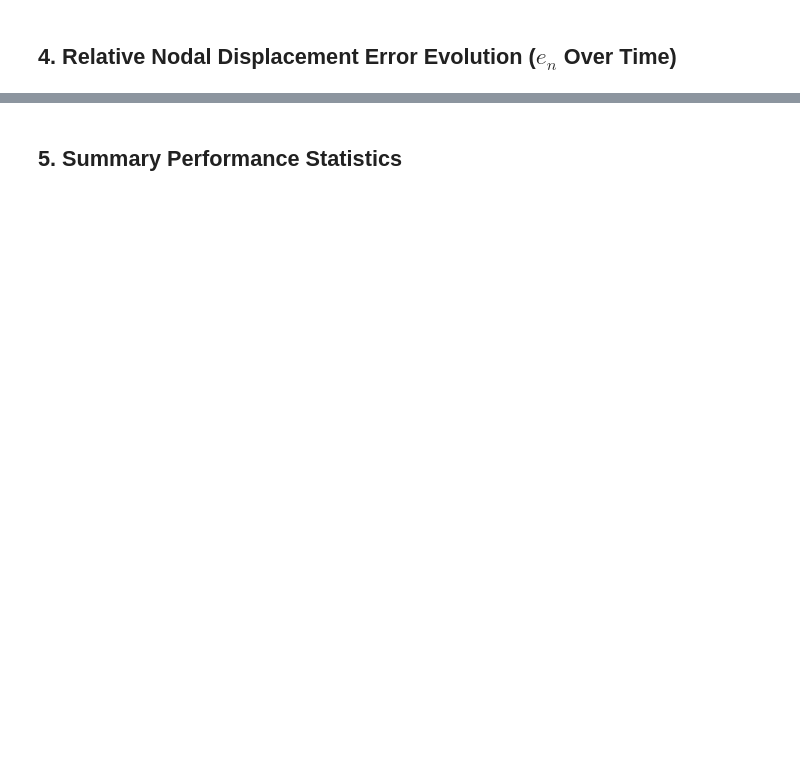
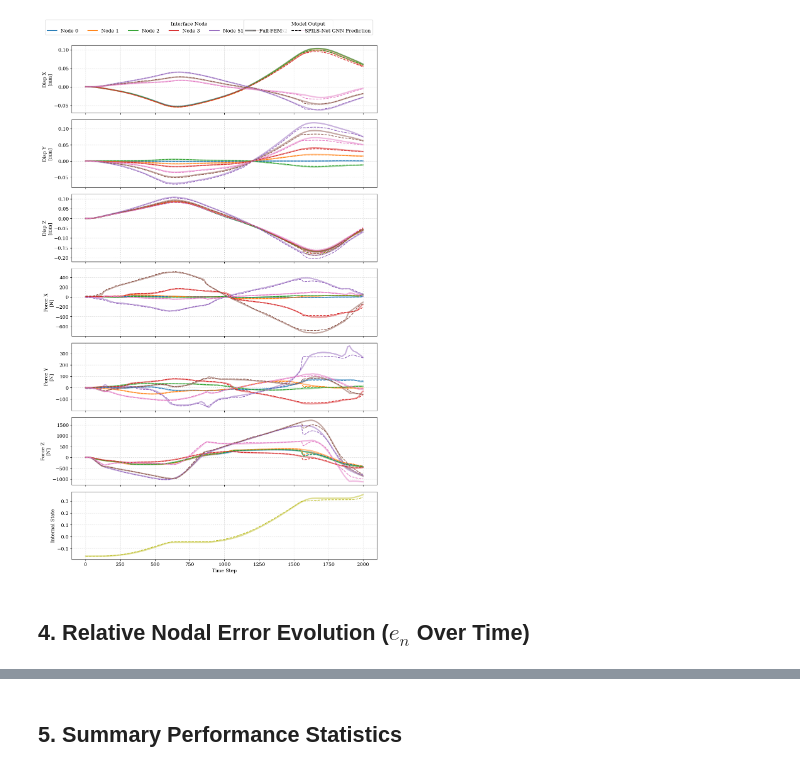
Before and after one commit to andinoboerst/SPILS-Net, a Jupyter notebook: workspace/analyse_results_3d_disc.ipynb, the cells around one changed output, grey strips where cells are left out. Saved outputs shown, nothing was run; the diff lists cells and outputs as text; code cells hidden in the pictures; blank space fills up the shorter version.

```diff
--- a/workspace/analyse_results_3d_disc.ipynb
+++ b/workspace/analyse_results_3d_disc.ipynb
@@ -302,2 +161,75 @@ Saved figure: figures/06_spils_net_gnn_3d_disc_results_1000.pdf
+# %%
+show_predictions = True
+
+fig, axs = plt.subplots(7, 1, figsize=(11, 18), sharex=True)
+
+# Subplot Y-labels
+axs[0].set_ylabel('Disp X\n[mm]')
+axs[1].set_ylabel('Disp Y\n[mm]')
+axs[2].set_ylabel('Disp Z\n[mm]')
+axs[3].set_ylabel('Force X\n[N]')
+axs[4].set_ylabel('Force Y\n[N]')
+axs[5].set_ylabel('Force Z\n[N]')
+axs[6].set_ylabel('Internal State')
+axs[6].set_xlabel("Time Step")
+
+# --- 1. Plot TRUE FULL FEM Data (Thicker, semi-transparent background track) ---
+make_plot_3d(axs[0], tct_results_in, sample_nodes, dof_offset=0, linewidth=3, alpha=0.5)
+make_plot_3d(axs[1], tct_results_in, sample_nodes, dof_offset=1, linewidth=3, alpha=0.5)
+make_plot_3d(axs[2], tct_results_in, sample_nodes, dof_offset=2, linewidth=3, alpha=0.5)
+make_plot_3d(axs[3], tct_results_out, sample_nodes, dof_offset=0, linewidth=3, alpha=0.5)
+make_plot_3d(axs[4], tct_results_out, sample_nodes, dof_offset=1, linewidth=3, alpha=0.5)
+make_plot_3d(axs[5], tct_results_out, sample_nodes, dof_offset=2, linewidth=3, alpha=0.5)
+axs[6].plot(tct_results_internal, linewidth=3, alpha=0.5, color=internal_state_color)
+
+# --- 2. Plot PREDICTED Data (Thinner, dashed overlay) ---
+if show_predictions:
+    make_plot_3d(axs[0], sm_results_in, sample_nodes, dof_offset=0, linestyle='--', linewidth=1.5)
+    make_plot_3d(axs[1], sm_results_in, sample_nodes, dof_offset=1, linestyle='--', linewidth=1.5)
+    make_plot_3d(axs[2], sm_results_in, sample_nodes, dof_offset=2, linestyle='--', linewidth=1.5)
+    make_plot_3d(axs[3], sm_results_out, sample_nodes, dof_offset=0, linestyle='--', linewidth=1.5)
+    make_plot_3d(axs[4], sm_results_out, sample_nodes, dof_offset=1, linestyle='--', linewidth=1.5)
+    make_plot_3d(axs[5], sm_results_out, sample_nodes, dof_offset=2, linestyle='--', linewidth=1.5)
+    axs[6].plot(sm_results_internal, linestyle='--', linewidth=1.5, color=internal_state_color)
+
+# Grid formatting
+for ax in axs.flat:
+    ax.grid(True, linestyle=':', alpha=0.7)
+
+# Legend 1: Node Location Handles
+location_handles = [
+    mlines.Line2D([], [], color=colors_ordered[i % len(colors_ordered)], label=f"Node {idx}")
+    for i, idx in enumerate(sample_nodes)
+]
+
+# Legend 2: Model Output Style Handles (Full FEM vs SPILS-Net GNN Prediction)
+style_handles = [
+    mlines.Line2D([], [], color="k", label="Full FEM", linewidth=3, alpha=0.5),
+    mlines.Line2D([], [], color="k", label="SPILS-Net GNN Prediction", linestyle="--", linewidth=1.5),
+]
+
+# Location legend top-left
+fig.legend(
+    handles=location_handles,
+    loc="upper left",
+    title="Interface Node",
+    ncol=len(sample_nodes),
+    bbox_to_anchor=(0.02, 0.99)
+)
+
+# Model style legend top-right
+fig.legend(
+    handles=style_handles,
+    loc="upper right",
+    title="Model Output",
+    ncol=2,
+    bbox_to_anchor=(0.98, 0.99)
+)
+
+fig.tight_layout(rect=(0.0, 0.0, 1.0, 0.95))
+plt.savefig(f"figures/06_{method}_3d_results_{freq}.pdf", format="pdf", bbox_inches="tight", pad_inches=0.05)
+plt.show()
+# %% [output]
+[figure, added]
 # %% [markdown]
-## 4. Relative Nodal Displacement Error Evolution ($e_n$ Over Time)
+## 4. Relative Nodal Error Evolution ($e_n$ Over Time)
```
Also changed, not shown: parts of 16 cells of this notebook, 9 other files.
